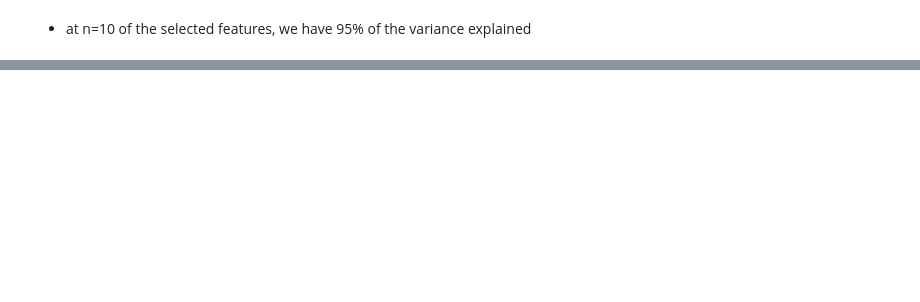
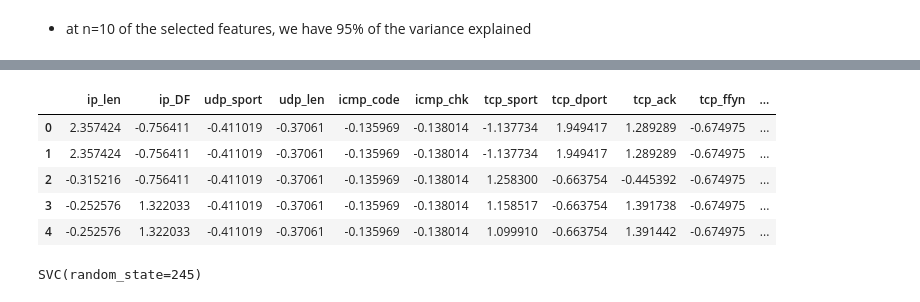
Before and after one commit to ibrahimmkhalid/data-245-project, a Jupyter notebook: model_svm.sync.ipynb, the cells around one changed output, grey strips where cells are left out. Cells and saved outputs as stored; diff of their text form; code cells hidden in the pictures; blank space fills up the shorter version.

```diff
--- a/model_svm.sync.ipynb
+++ b/model_svm.sync.ipynb
@@ -310,7 +309,8 @@ def pipeline_corr_gt1_scaled(**kwargs):
     cols = kwargs["cols"]
 
     df_ = df[cols]
+    df_ = df_.drop(columns=["class"])
     df_ = scaler.transform(df_)
-    df_ = pd.DataFrame(df_, columns=cols)
+    df_ = pd.DataFrame(df_, columns=cols[:-1])
     df_["class"] = df["class"]
     return df_
@@ -434,0 +317,10 @@ benchmark_results
+# %%
+df_corr_gt1_scaled = pipeline_corr_gt1_scaled(df=df, scaler=scaler_gt1, cols=cols_corr_gt1)
+df_corr_gt1_scaled.head()
+# %% [output]
+|  | ip_len | ip_DF | udp_sport | udp_len | icmp_code | icmp_chk | tcp_sport | tcp_dport | tcp_ack | tcp_ffyn | ... |
+| 0 | 2.357424 | -0.756411 | -0.411019 | -0.37061 | -0.135969 | -0.138014 | -1.137734 | 1.949417 | 1.289289 | -0.674975 | ... |
+| 1 | 2.357424 | -0.756411 | -0.411019 | -0.37061 | -0.135969 | -0.138014 | -1.137734 | 1.949417 | 1.289289 | -0.674975 | ... |
+| 2 | -0.315216 | -0.756411 | -0.411019 | -0.37061 | -0.135969 | -0.138014 | 1.258300 | -0.663754 | -0.445392 | -0.674975 | ... |
+| 3 | -0.252576 | 1.322033 | -0.411019 | -0.37061 | -0.135969 | -0.138014 | 1.158517 | -0.663754 | 1.391738 | -0.674975 | ... |
+| 4 | -0.252576 | 1.322033 | -0.411019 | -0.37061 | -0.135969 | -0.138014 | 1.099910 | -0.663754 | 1.391442 | -0.674975 | ... |
@@ -434,0 +336,5 @@ benchmark_results
+# %%
+model_corr_gt1_scaled_baseline = SVC(random_state=random_state)
+model_corr_gt1_scaled_baseline.fit(X_corr_gt1_scaled_train, y_corr_gt1_scaled_train)
+# %% [output]
+SVC(random_state=245)
```
Also changed, not shown: parts of 42 cells of this notebook, 1 other file.
